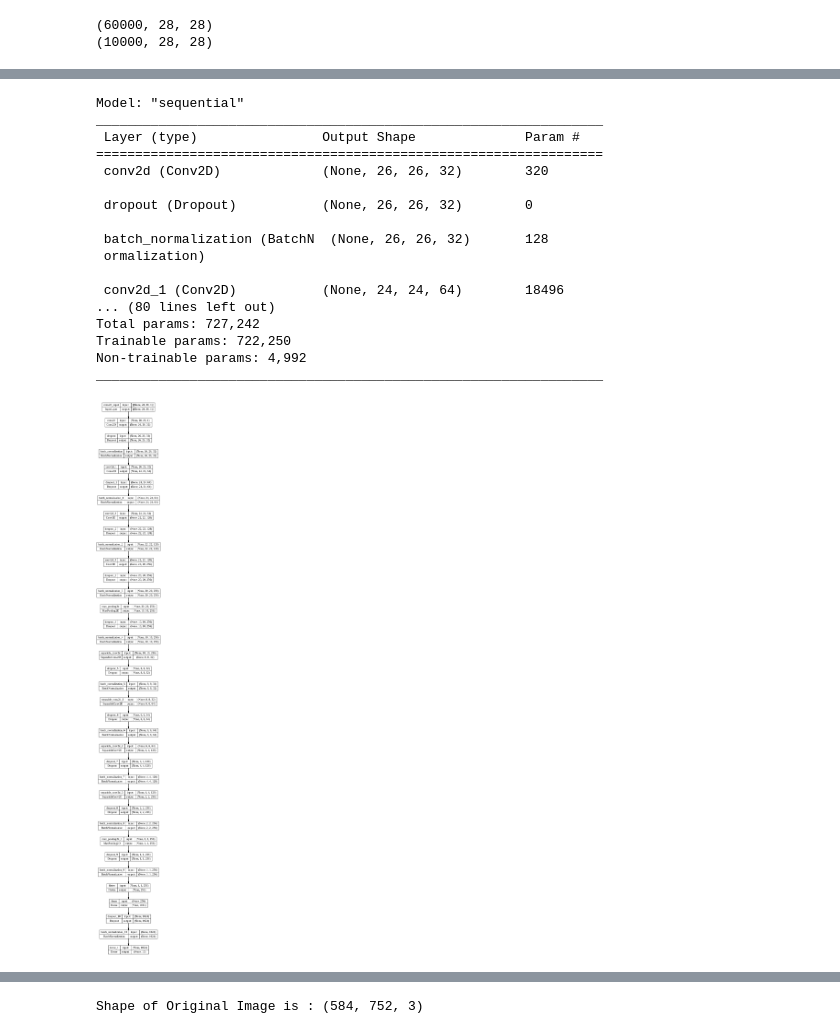
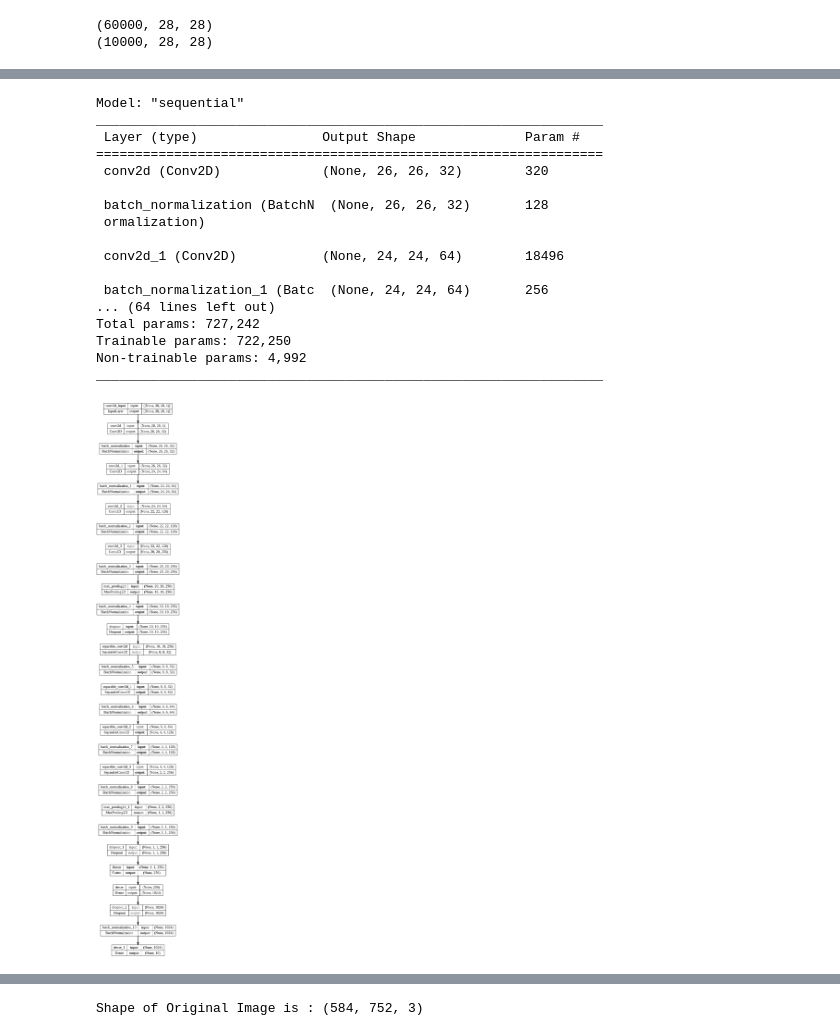
Before and after one commit to hoashalarajh/python-code, a Jupyter notebook: New_Architecture_for_MNIST_Classification_with_CNN_and_Separable_CNN.ipynb, the cells around one changed output, grey strips where cells are left out. Saved outputs shown, nothing was run; the diff lists cells and outputs as text; code cells hidden in the pictures.

```diff
--- a/New_Architecture_for_MNIST_Classification_with_CNN_and_Separable_CNN.ipynb
+++ b/New_Architecture_for_MNIST_Classification_with_CNN_and_Separable_CNN.ipynb
@@ -55,71 +55,63 @@ model = tf.keras.Sequential()
 ## Feature Extraction is Done here
 # Convolutional Layer
 model.add(layers.Conv2D(32, (3,3), input_shape = (28,28,1), activation = 'relu'))
-model.add(layers.Dropout(0.2))
 model.add(BatchNormalization())
 model.add(layers.Conv2D(64, (3,3), activation = 'relu'))
-model.add(layers.Dropout(0.2))
 model.add(BatchNormalization())
 model.add(layers.Conv2D(128, (3,3), activation = 'relu'))
-model.add(layers.Dropout(0.2))
 model.add(BatchNormalization())
 model.add(layers.Conv2D(256, (3,3), activation = 'relu'))
-model.add(layers.Dropout(0.2))
 model.add(BatchNormalization())
 model.add(layers.MaxPooling2D(pool_size = (2,2), padding = 'valid'))
-model.add(layers.Dropout(0.2))
 model.add(BatchNormalization())
+model.add(layers.Dropout(0.25))
 
 # Separable Convolutional Layer
 model.add(layers.SeparableConv2D(32, (3,3), activation = 'relu'))
-model.add(layers.Dropout(0.2))
 model.add(BatchNormalization())
 model.add(layers.SeparableConv2D(64, (3,3), activation = 'relu'))
-model.add(layers.Dropout(0.2))
 model.add(BatchNormalization())
 model.add(layers.SeparableConv2D(128, (3,3), activation = 'relu'))
-model.add(layers.Dropout(0.2))
 model.add(BatchNormalization())
 model.add(layers.SeparableConv2D(256, (3,3), activation = 'relu'))
-model.add(layers.Dropout(0.2))
 model.add(BatchNormalization())
 model.add(layers.MaxPooling2D(pool_size = (2,2), padding = 'valid'))
-model.add(layers.Dropout(0.2))
 model.add(BatchNormalization())
+model.add(layers.Dropout(0.25))
 
 
 
 # Flattening the feature maps
 model.add(layers.Flatten())
 # Feed it to Fully Connected Layers
 # Classification is Done here
 model.add(layers.Dense(1024, activation = 'relu'))
 model.add(layers.Dropout(0.2))
 model.add(BatchNormalization())
 
 model.add(layers.Dense(10, activation = 'softmax'))
 
 model.summary()
 tf.keras.utils.plot_model(model, show_shapes = True)
 # %% [output]
 Model: "sequential"
 _________________________________________________________________
  Layer (type)                Output Shape              Param #
 =================================================================
  conv2d (Conv2D)             (None, 26, 26, 32)        320
 
- dropout (Dropout)           (None, 26, 26, 32)        0
-
  batch_normalization (BatchN  (None, 26, 26, 32)       128
  ormalization)
 
  conv2d_1 (Conv2D)           (None, 24, 24, 64)        18496
-... (80 lines left out)
+
+ batch_normalization_1 (Batc  (None, 24, 24, 64)       256
+... (64 lines left out)
 Total params: 727,242
 Trainable params: 722,250
 Non-trainable params: 4,992
 _________________________________________________________________
-[figure, old version]
+[figure, new version]
 # %%
 # Compiling the model
 model.compile(
```
Also changed, not shown: parts of 5 cells of this notebook.
